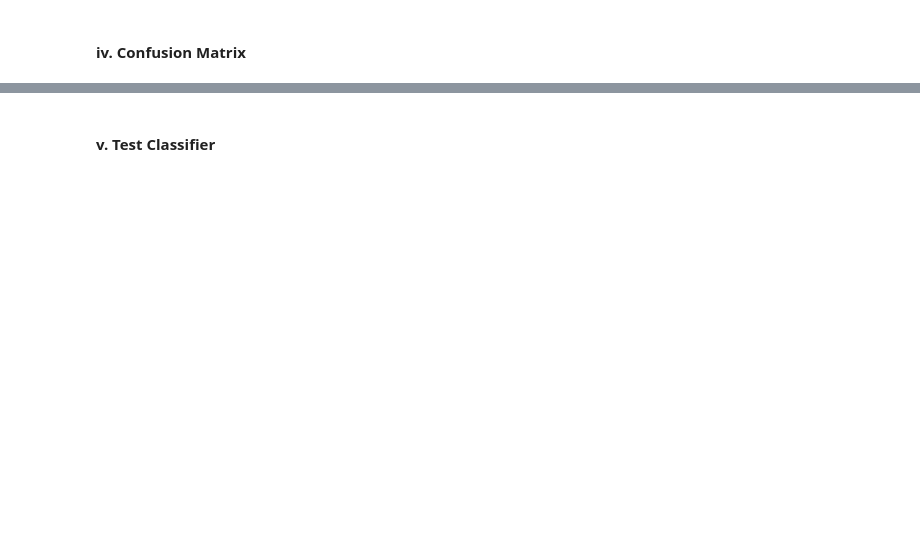
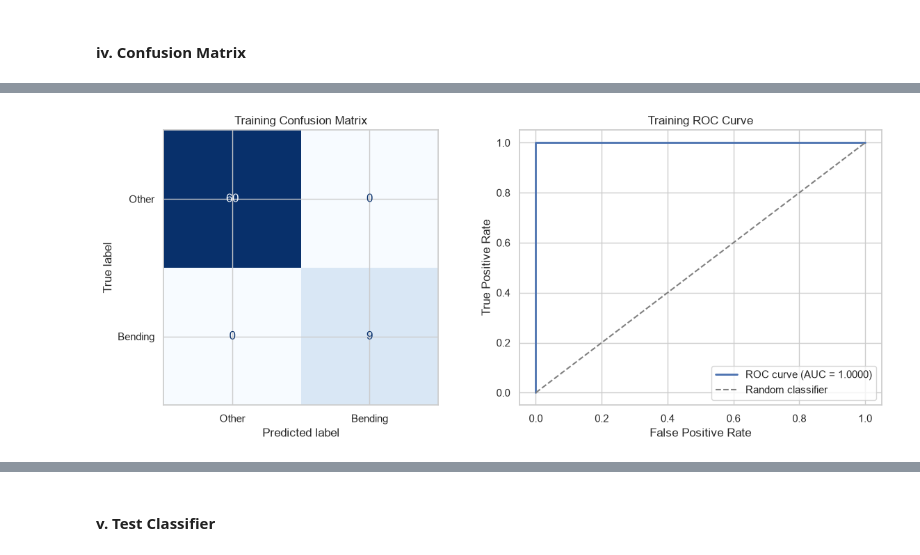
Before and after one commit to manvsatish/dsci-552-hw-4, a Jupyter notebook: notebook/Satish_Manvika_HW4.ipynb, the cells around one changed output, grey strips where cells are left out. Cells and saved outputs as stored; diff of their text form; code cells hidden in the pictures; blank space fills up the shorter version.

Commit message:
Complete binary logistic regression analysis

```diff
--- a/notebook/Satish_Manvika_HW4.ipynb
+++ b/notebook/Satish_Manvika_HW4.ipynb
@@ -361,2 +463,82 @@ Splitting each time series into two parts keeps some local temporal information
 # %% [markdown]
 #### iv. Confusion Matrix
+# %%
+#feature matrix corresponding to the selected l
+best_feature_matrix, best_metadata = (segmented_feature_cache[best_binary_l])
+best_training_mask = best_metadata["split"].eq("train")
+
+X_train_best = (best_feature_matrix.loc[best_training_mask].reset_index(drop=True))
+y_train_best = (best_metadata.loc[best_training_mask, "binary_label",].reset_index(drop=True))
+
+#best pipeline was already refitted on the complete training set
+train_predictions = best_binary_pipeline.predict(X_train_best)
+train_probabilities = (best_binary_pipeline.predict_proba(X_train_best)[:, 1])
+train_accuracy = accuracy_score(y_train_best,train_predictions,)
+train_confusion = confusion_matrix(y_train_best, train_predictions,)
+train_auc = roc_auc_score(y_train_best, train_probabilities,)
+train_fpr, train_tpr, _ = roc_curve(y_train_best, train_probabilities,)
+
+print("Training accuracy:", round(train_accuracy, 4))
+print("Training AUC:", round(train_auc, 4))
+print("Training confusion matrix:")
+display(pd.DataFrame(train_confusion, index=["Actual Other", "Actual Bending"], columns=["Predicted Other", "Predicted Bending",],))
+
+# confusion matrix and ROC curve plot
+fig, axes = plt.subplots(1, 2, figsize=(12, 5),)
+ConfusionMatrixDisplay(confusion_matrix=train_confusion, display_labels=["Other", "Bending"],).plot(ax=axes[0], cmap="Blues", colorbar=False,)
+axes[0].set_title("Training Confusion Matrix")
+axes[1].plot(train_fpr, train_tpr, linewidth=2, label=f"ROC curve (AUC = {train_auc:.4f})",)
+axes[1].plot([0, 1], [0, 1], linestyle="--", color="gray", label="Random classifier",)
+axes[1].set_xlabel("False Positive Rate")
+axes[1].set_ylabel("True Positive Rate")
+axes[1].set_title("Training ROC Curve")
+axes[1].legend(loc="lower right")
+
+plt.tight_layout()
+plt.show()
+
+#features retained by RFE
+fitted_scaler = best_binary_pipeline.named_steps["scaler"]
+fitted_rfe = best_binary_pipeline.named_steps["rfe"]
+selected_feature_mask = fitted_rfe.support_
+selected_feature_names = X_train_best.columns[selected_feature_mask].tolist()
+
+# reproduce pipeline transformations for statsmodels
+X_train_scaled = fitted_scaler.transform(X_train_best)
+X_train_selected = fitted_rfe.transform(X_train_scaled)
+
+# extract the coefficients fitted by the final sklearn classifier whcih correspond to the standardized, rfe selected features
+fitted_classifier = best_binary_pipeline.named_steps["classifier"]
+coefficient_names = ["Intercept", *selected_feature_names]
+sklearn_coefficients = np.concatenate([fitted_classifier.intercept_, fitted_classifier.coef_.ravel(),])
+
+#max-likelihood p-values with Statsmodels.
+statsmodels_design = sm.add_constant(X_train_selected, has_constant="add",)
+
+try:
+    statsmodels_logit = sm.Logit(y_train_best.to_numpy(), statsmodels_design,)
+    with warnings.catch_warnings():
+        warnings.simplefilter("ignore")
+        statsmodels_result = statsmodels_logit.fit(disp=False, maxiter=10000,)
+
+    p_values = statsmodels_result.pvalues
+    p_value_note = ("Statsmodels successfully estimated the classical p-values.")
+
+except (np.linalg.LinAlgError, Exception) as error:
+    # under complete or quasi-complete separation the max-likelihood covariance matrix is singular, so ordinary p-values are undef
+    p_values = np.full(len(coefficient_names), np.nan)
+    p_value_note = (
+        "Classical p-values could not be estimated because the "
+        "unpenalized logistic model produced a singular Hessian. "
+        "This is evidence of complete or quasi-complete separation."
+    )
+
+coefficient_table = pd.DataFrame({"Coefficient": sklearn_coefficients, "P-value": p_values,}, index=coefficient_names,)
+
+print("Selected features:")
+for feature_name in selected_feature_names:
+    print("-", feature_name)
+print("\nCoefficient and p-value note:")
+print(p_value_note)
+display(coefficient_table.round(6))
+# %% [output]
@@ -362,0 +551 @@ Splitting each time series into two parts keeps some local temporal information
+[figure, added]
```
Also changed, not shown: parts of 12 cells of this notebook.
